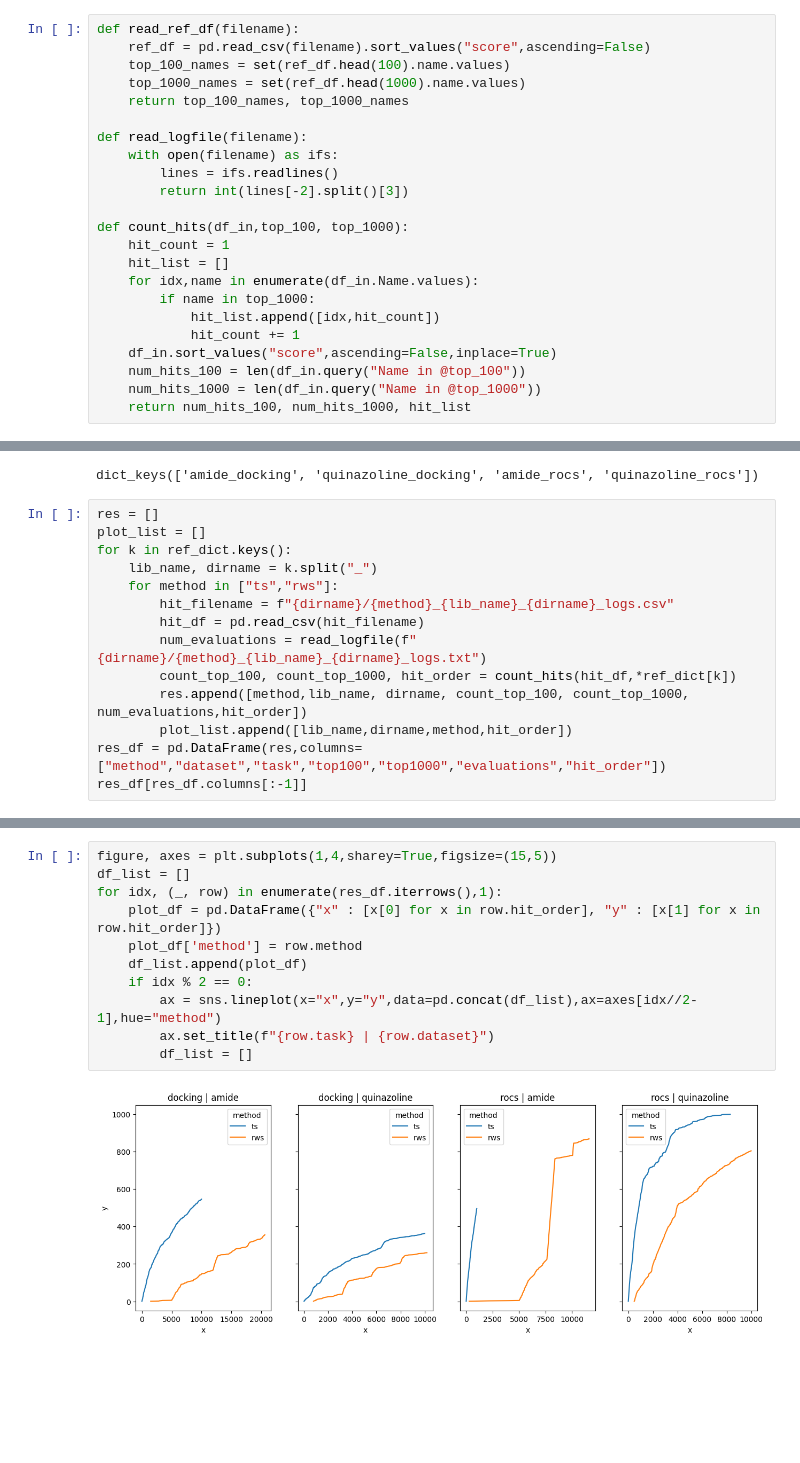
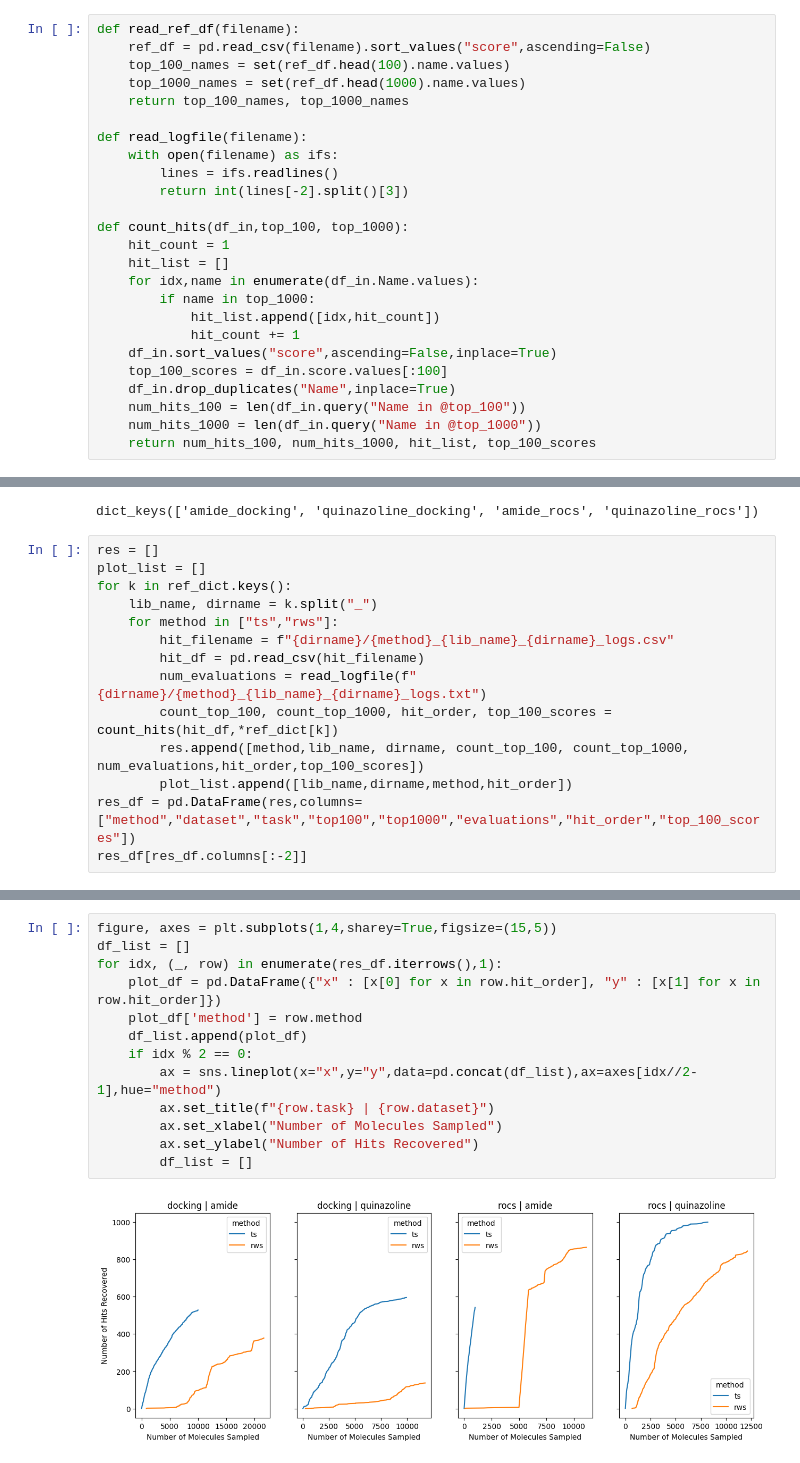
Before and after one commit to PatWalters/ts_benchmark, a Jupyter notebook: ts_analysis.ipynb, the cells around one changed output, grey strips where cells are left out. Cells and saved outputs as stored; diff of their text form; blank space fills up the shorter version.

```diff
--- a/ts_analysis.ipynb
+++ b/ts_analysis.ipynb
@@ -23,9 +23,11 @@ def count_hits(df_in,top_100, top_1000):
             hit_list.append([idx,hit_count])
             hit_count += 1
     df_in.sort_values("score",ascending=False,inplace=True)
+    top_100_scores = df_in.score.values[:100]
+    df_in.drop_duplicates("Name",inplace=True)
     num_hits_100 = len(df_in.query("Name in @top_100"))
     num_hits_1000 = len(df_in.query("Name in @top_1000"))
-    return num_hits_100, num_hits_1000, hit_list
+    return num_hits_100, num_hits_1000, hit_list, top_100_scores
 # %%
 ref_dict = {}
 for dirname in ["docking","rocs"]:
@@ -44,10 +46,10 @@ for k in ref_dict.keys():
         hit_filename = f"{dirname}/{method}_{lib_name}_{dirname}_logs.csv"
         hit_df = pd.read_csv(hit_filename)
         num_evaluations = read_logfile(f"{dirname}/{method}_{lib_name}_{dirname}_logs.txt")
-        count_top_100, count_top_1000, hit_order = count_hits(hit_df,*ref_dict[k])
-        res.append([method,lib_name, dirname, count_top_100, count_top_1000, num_evaluations,hit_order])
+        count_top_100, count_top_1000, hit_order, top_100_scores = count_hits(hit_df,*ref_dict[k])
+        res.append([method,lib_name, dirname, count_top_100, count_top_1000, num_evaluations,hit_order,top_100_scores])
         plot_list.append([lib_name,dirname,method,hit_order])
-res_df = pd.DataFrame(res,columns=["method","dataset","task","top100","top1000","evaluations","hit_order"])
-res_df[res_df.columns[:-1]]
+res_df = pd.DataFrame(res,columns=["method","dataset","task","top100","top1000","evaluations","hit_order","top_100_scores"])
+res_df[res_df.columns[:-2]]
 # %% [output]
 |  | method | dataset | task | top100 | top1000 | evaluations |
@@ -62,13 +64,15 @@ res_df[res_df.columns[:-1]]
 # %%
 figure, axes = plt.subplots(1,4,sharey=True,figsize=(15,5))
 df_list = []
 for idx, (_, row) in enumerate(res_df.iterrows(),1):
     plot_df = pd.DataFrame({"x" : [x[0] for x in row.hit_order], "y" : [x[1] for x in row.hit_order]})
     plot_df['method'] = row.method
     df_list.append(plot_df)
     if idx % 2 == 0:
         ax = sns.lineplot(x="x",y="y",data=pd.concat(df_list),ax=axes[idx//2-1],hue="method")
         ax.set_title(f"{row.task} | {row.dataset}")
+        ax.set_xlabel("Number of Molecules Sampled")
+        ax.set_ylabel("Number of Hits Recovered")
         df_list = []
 # %% [output]
-[figure, old version]
+[figure, new version]
```
Also changed, not shown: parts of 2 cells of this notebook, 1 other file.
